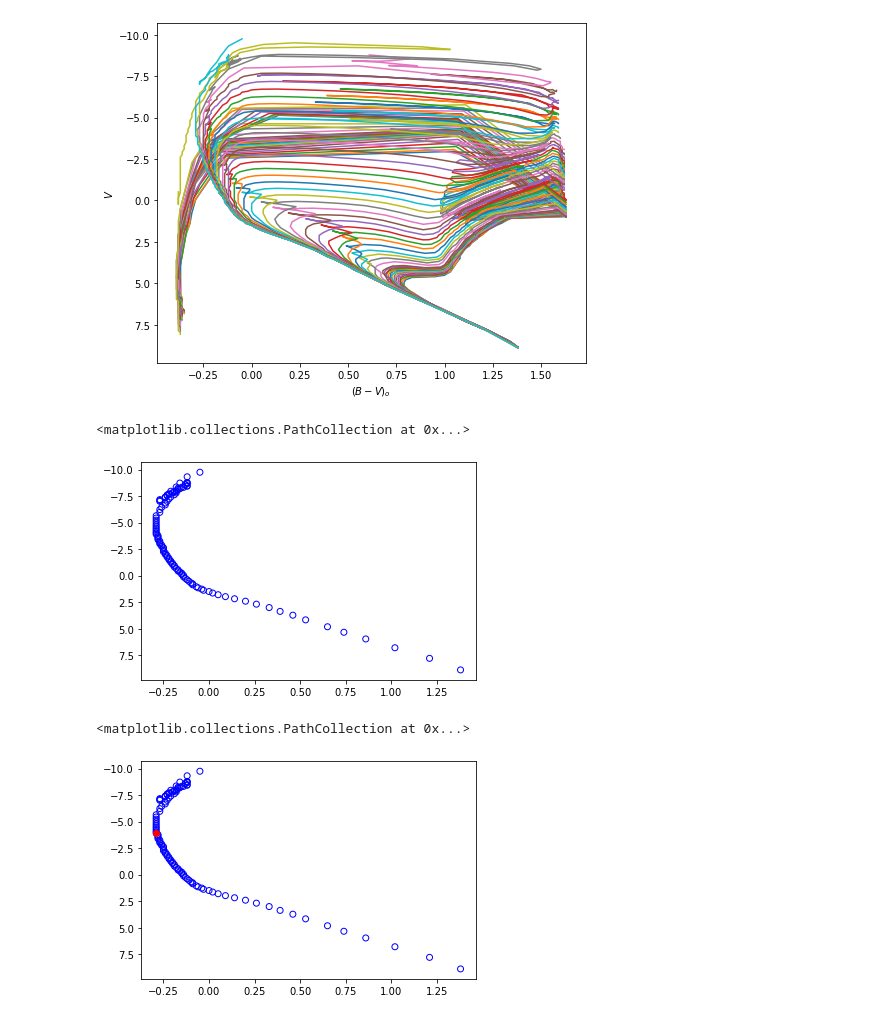
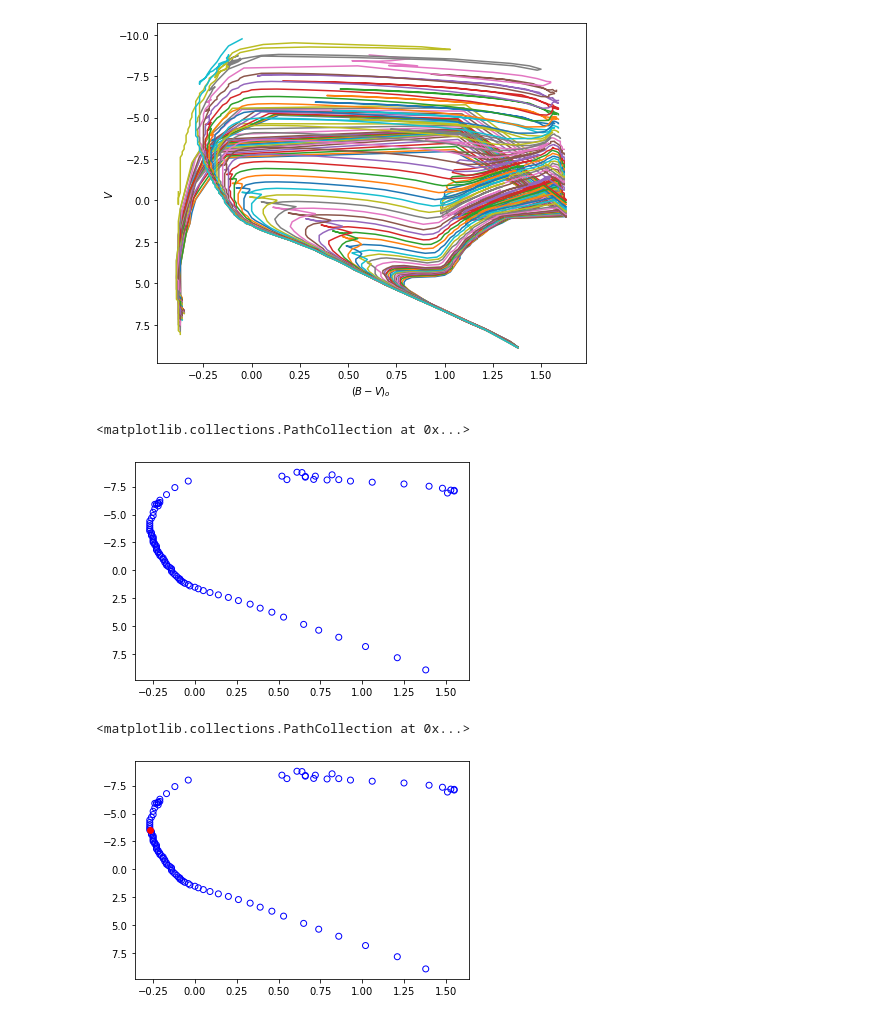
Before and after one commit to jppirest/mw_substructures, a Jupyter notebook: dados/isocronas.ipynb, the cells around one changed output. Saved outputs shown, nothing was run; the diff lists cells and outputs as text; code cells hidden in the pictures.

```diff
--- a/dados/isocronas.ipynb
+++ b/dados/isocronas.ipynb
@@ -42,15 +42,15 @@ for a,b in zip(x,y):
 # %% [output]
 [figure]
 # %%
-nova = data[data['log(Age)']==6.6]
+nova = data[data['log(Age)']==6.9]
 Mv = nova['Mv']
 x = nova['(B-V)o']
 plt.gca().invert_yaxis()
 plt.scatter(x,Mv, color = 'none', edgecolor = 'blue')
 #plt.plot(x,y, '--')
 # %% [output]
 <matplotlib.collections.PathCollection at 0x...>
-[figure, old version]
+[figure, new version]
 # %%
 lx = x.tolist()
 ly = Mv.tolist()
@@ -78,7 +78,7 @@ plt.scatter(lx[index], ly[index], color = 'red', zorder = 100)
 plt.scatter(x,Mv, color = 'none', edgecolor = 'blue')
 # %% [output]
 <matplotlib.collections.PathCollection at 0x...>
-[figure, old version]
+[figure, new version]
 # %%
 x1 = lx[:index]
 y1 = ly[:index]
```
Also changed, not shown: parts of 2 cells of this notebook, 7 other files.
